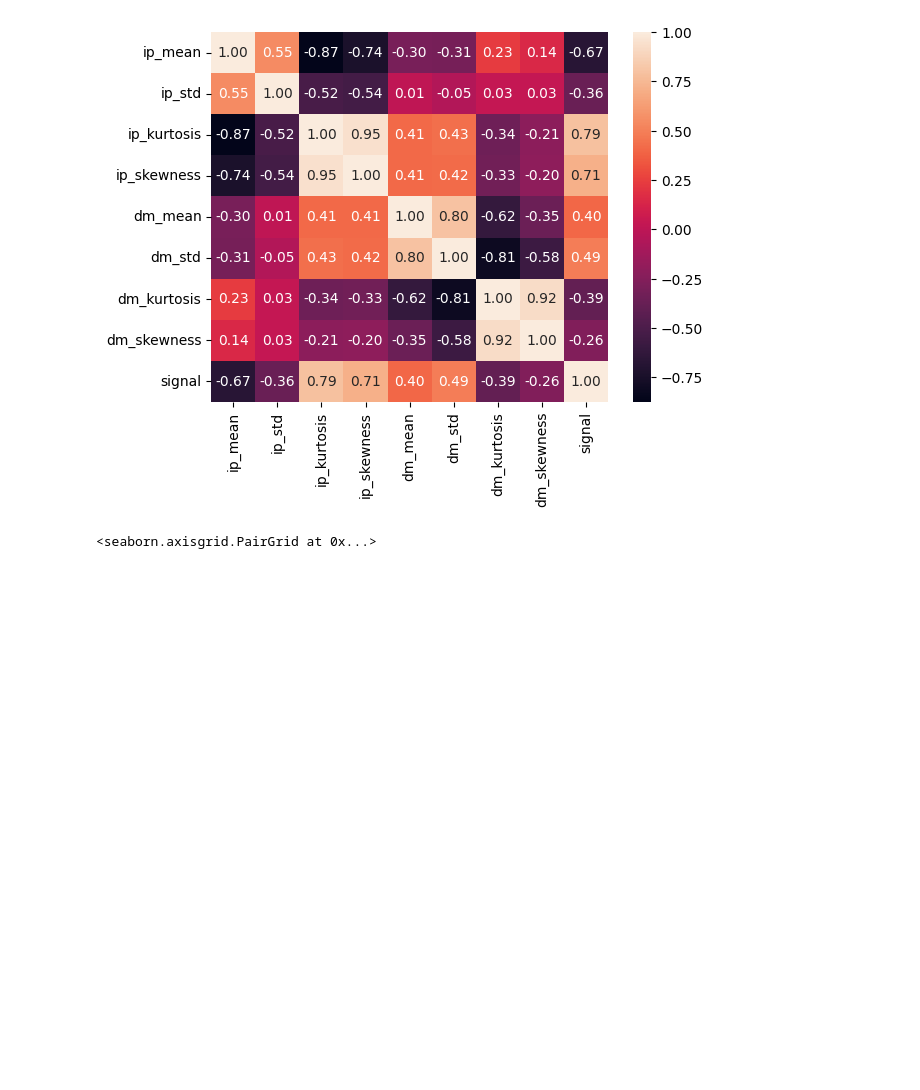
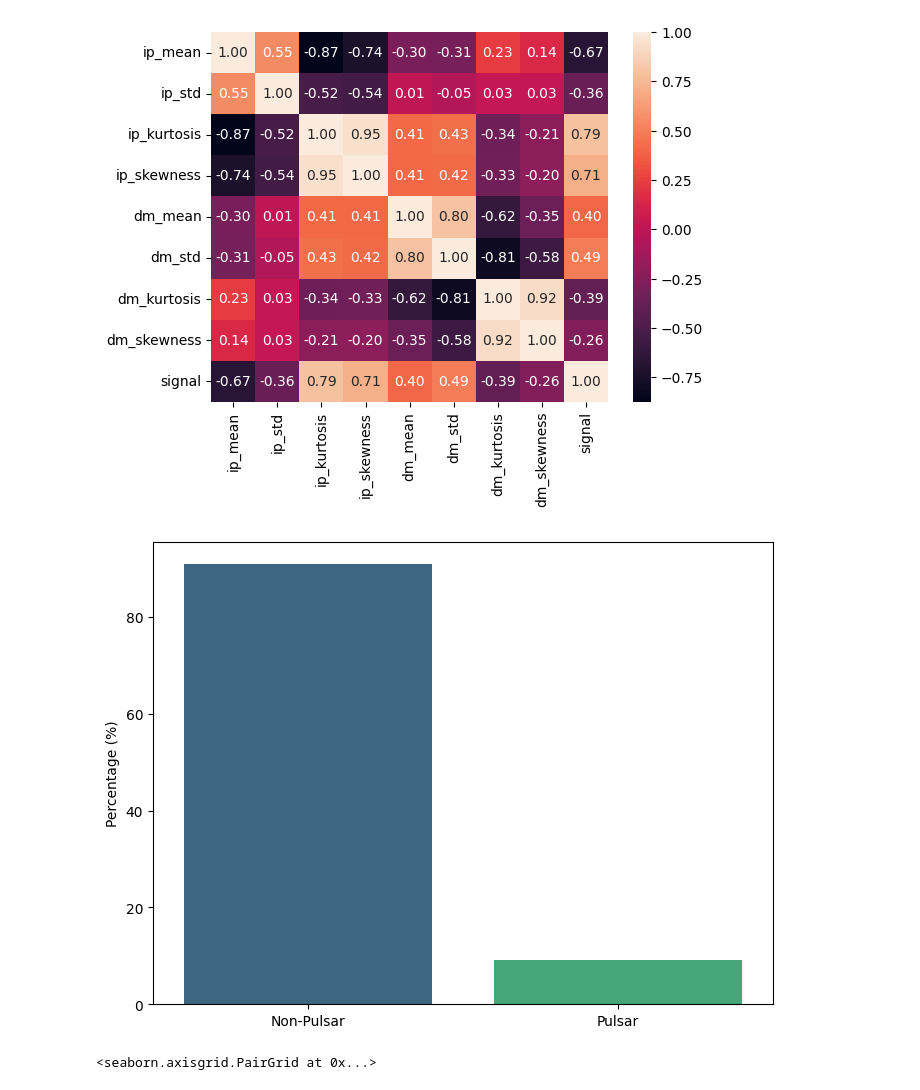
Before and after one commit to mchadolias/pulsar-classification, a Jupyter notebook: notebooks/01_data_exploration.ipynb, the cells around one changed output. Saved outputs shown, nothing was run; the diff lists cells and outputs as text; code cells hidden in the pictures; blank space fills up the shorter version.

```diff
--- a/notebooks/01_data_exploration.ipynb
+++ b/notebooks/01_data_exploration.ipynb
@@ -63,7 +70,17 @@ signal: 0.79
 [figure]
 # %%
 # Plot target distribution
-sns.countplot(x='signal', data=df)
+
+with warnings.catch_warnings():
+    warnings.simplefilter("ignore")
+    fig, ax = plt.subplots(figsize=(8, 6))
+    sns.countplot(x='signal', data=df, stat="percent", ax=ax, palette="viridis")
+    ax.set_ylabel('Percentage (%)')
+    ax.set_xlabel('')
+    ax.xaxis.set_ticklabels(['Non-Pulsar', 'Pulsar'])
+    plt.show();
+# %% [output]
+[figure, added]
 # %%
 # Pair plots of the numerical columns with signal indicator
 sns.pairplot(df, hue='signal', corner=True)
```
Also changed, not shown: parts of 6 cells of this notebook, 2 other files.
